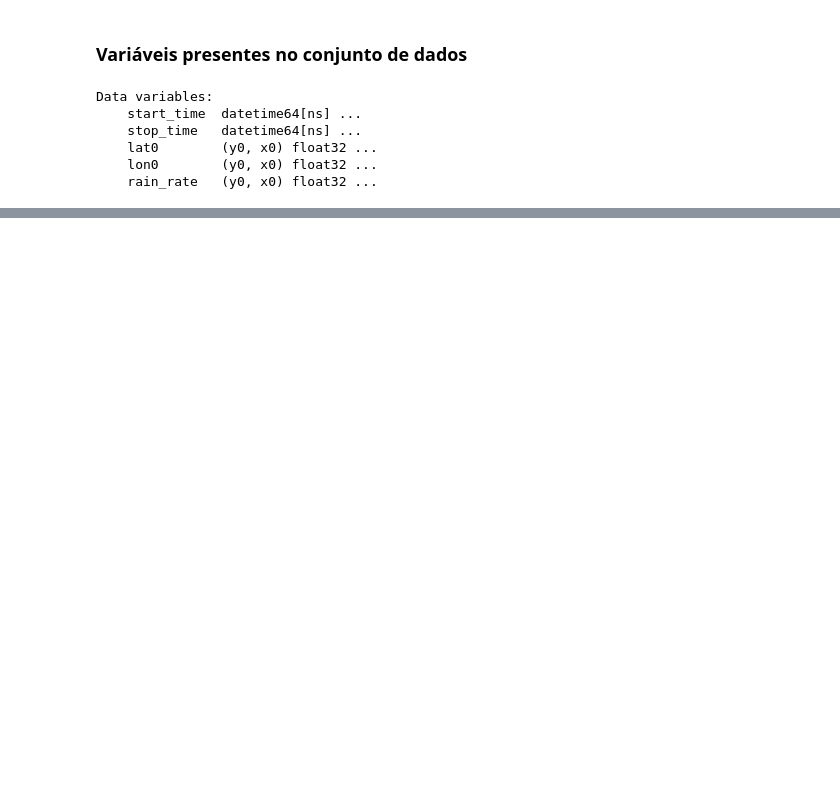
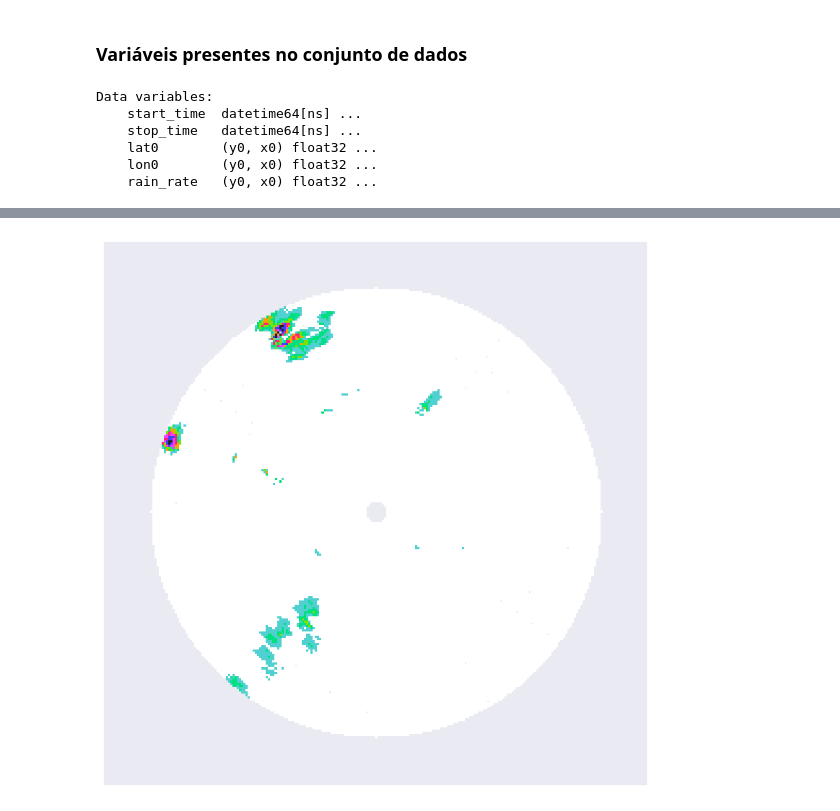
Before and after one commit to helvecioneto/CAP-394, a Jupyter notebook: 02-RADAR_RAINRATE.ipynb, the cells around one changed output, grey strips where cells are left out. Cells and saved outputs as stored; diff of their text form; code cells hidden in the pictures; blank space fills up the shorter version.

```diff
--- a/02-RADAR_RAINRATE.ipynb
+++ b/02-RADAR_RAINRATE.ipynb
@@ -64,0 +116,52 @@ b'<html><head><title>Index of /arm-iop/2014/mao/goamazon/T1/schumacher-sband_rr/
+# %%
+from mpl_toolkits.basemap import Basemap
+import matplotlib.colors as mcolors
+
+my_coords = [-3.148556, -59.992000]     ## RADAR T1 SIPAM COORDS
+zoom_scale = 2.2                        ## ZOOM SCALE
+
+fig, axes = plt.subplots(nrows=1,ncols=1,figsize=(10,10),dpi=100)
+
+clevs = [0, 1, 2.5, 5, 7.5, 10, 15, 20, 30, 40,
+             50, 70, 100]
+
+cmap_data = [(1.0, 1.0, 1.0),
+                (0.3137255012989044, 0.8156862854957581, 0.8156862854957581),
+                (0.0, 1.0, 1.0),
+                (0.0, 0.8784313797950745, 0.501960813999176),
+                (0.0, 0.7529411911964417, 0.0),
+                (0.501960813999176, 0.8784313797950745, 0.0),
+                (1.0, 1.0, 0.0),
+                (1.0, 0.6274510025978088, 0.0),
+                (1.0, 0.0, 0.0),
+                (1.0, 0.125490203499794, 0.501960813999176),
+                (0.9411764740943909, 0.250980406999588, 1.0),
+                (0.501960813999176, 0.125490203499794, 1.0),
+                (0.250980406999588, 0.250980406999588, 1.0),
+                (0.125490203499794, 0.125490203499794, 0.501960813999176),
+                (0.125490203499794, 0.125490203499794, 0.125490203499794),
+                (0.501960813999176, 0.501960813999176, 0.501960813999176),
+                (0.8784313797950745, 0.8784313797950745, 0.8784313797950745),
+                (0.9333333373069763, 0.8313725590705872, 0.7372549176216125),
+                (0.8549019694328308, 0.6509804129600525, 0.47058823704719543),
+                (0.6274510025978088, 0.42352941632270813, 0.23529411852359772),
+                (0.4000000059604645, 0.20000000298023224, 0.0)]
+
+cmap = mcolors.ListedColormap(cmap_data, 'precipitation')
+norm = mcolors.BoundaryNorm(clevs, cmap.N)
+ax = axes
+
+
+bbox = [my_coords[0]-zoom_scale,my_coords[0]+zoom_scale,\
+            my_coords[1]-zoom_scale,my_coords[1]+zoom_scale]
+
+m = Basemap(projection='merc',llcrnrlat=bbox[0],urcrnrlat=bbox[1],\
+                llcrnrlon=bbox[2],urcrnrlon=bbox[3],lat_ts=10,resolution='i')
+
+xi, yi = m(lon, lat)
+
+cs = m.pcolormesh(xi,yi,rr, cmap = cmap, norm = norm, ax=ax)
+#m.drawmapboundary(fill_color='gray')
+plt.savefig('image02')
+# %% [output]
+[figure, added]
```
Also changed, not shown: parts of 23 cells of this notebook, 7 other files.
